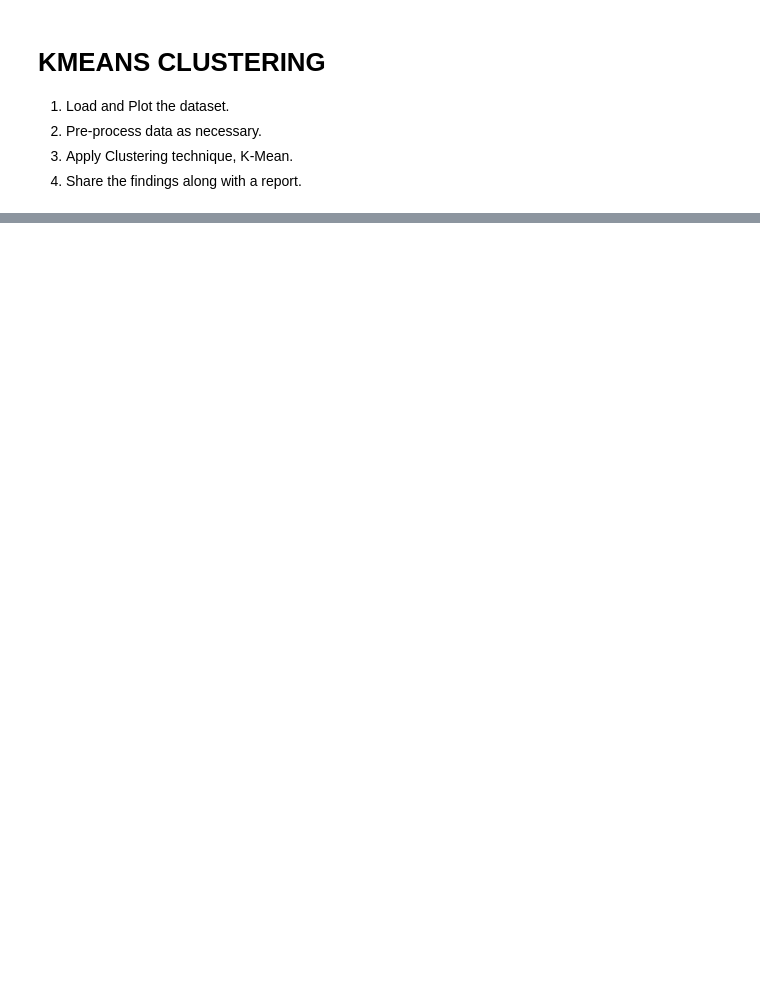
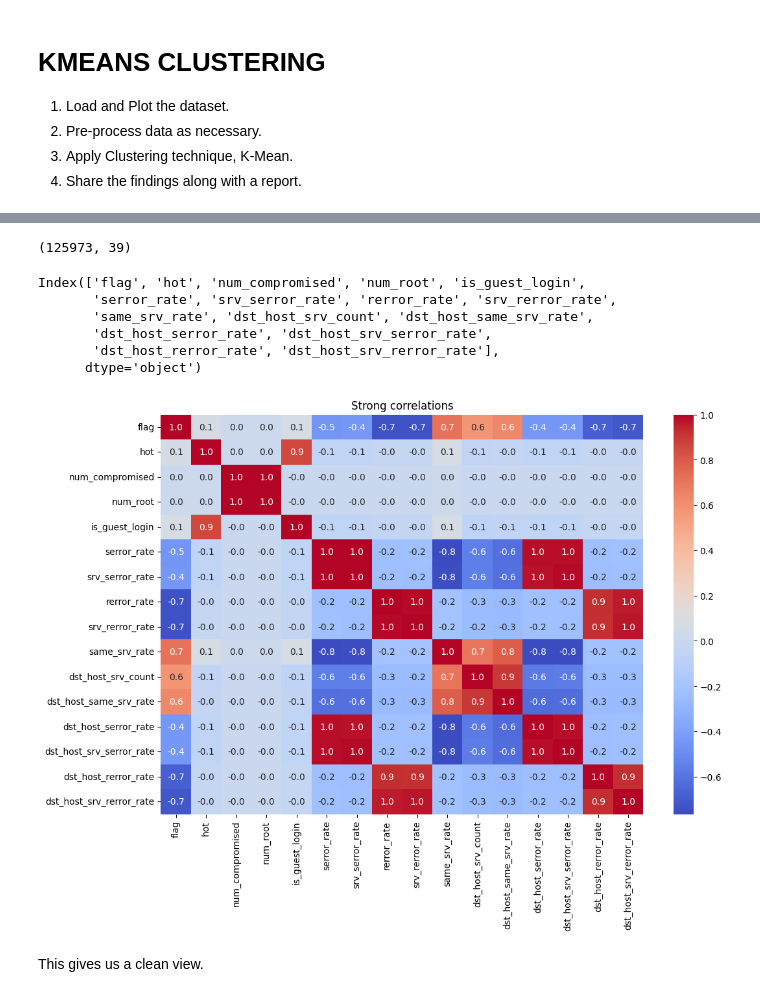
Before and after one commit to AXBOUF/python_visulization, a Jupyter notebook: Network_Anomaly.ipynb, the cells around one changed output, grey strips where cells are left out. Saved outputs shown, nothing was run; the diff lists cells and outputs as text; code cells hidden in the pictures; blank space fills up the shorter version.

```diff
--- a/Network_Anomaly.ipynb
+++ b/Network_Anomaly.ipynb
@@ -186,0 +219,10 @@ df = df.drop('num_outbound_cmds', axis=1)
+# %%
+# lets see num_outbound_cmds and is_host_login
+df_x[['num_outbound_cmds']].value_counts()
+# it consists only 0
+df_x['is_host_login'].value_counts()
+# it consists of only 1 value as 1 and all the rest as 0
+
+# lets drop this both columns as they have no role in the decision as they are all same
+df_x.drop(columns=['num_outbound_cmds', 'is_host_login'], inplace=True)
+df_x
@@ -186,0 +243,36 @@ df = df.drop('num_outbound_cmds', axis=1)
+# %%
+# return all the columns names there are
+df_x.columns
+df_x.shape
+# %% [output]
+(125973, 39)
+# %%
+# only strong correlations
+corr_matrix = df_x.corr()
+threshold = 0.7
+
+# Create a mask for values above the threshold or below the negative threshold, excluding self-correlation
+mask = np.abs(corr_matrix) >= threshold
+np.fill_diagonal(mask.values, False)
+
+# Filter the columns and rows based on the mask
+filtered_columns = corr_matrix.columns[mask.any()]
+filtered_corr = corr_matrix.loc[filtered_columns, filtered_columns]
+
+print(filtered_columns)
+
+# Plot the heatmap
+plt.figure(figsize=(12, 8))
+sns.heatmap(filtered_corr, annot=True, fmt=".1f", cmap='coolwarm')
+plt.title('Strong correlations')
+plt.show()
+# %% [output]
+Index(['flag', 'hot', 'num_compromised', 'num_root', 'is_guest_login',
+       'serror_rate', 'srv_serror_rate', 'rerror_rate', 'srv_rerror_rate',
+       'same_srv_rate', 'dst_host_srv_count', 'dst_host_same_srv_rate',
+       'dst_host_serror_rate', 'dst_host_srv_serror_rate',
+       'dst_host_rerror_rate', 'dst_host_srv_rerror_rate'],
+      dtype='object')
+[figure, added]
+# %% [markdown]
+This gives us a clean view.
```
Also changed, not shown: parts of 63 cells of this notebook.
